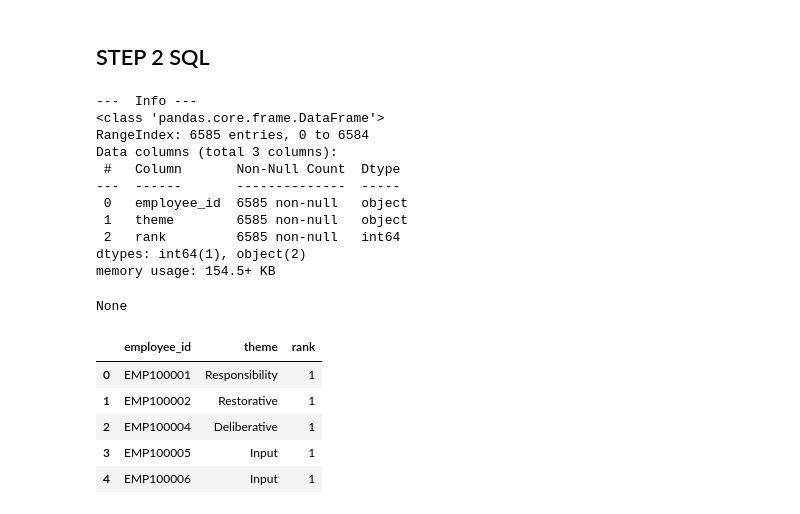
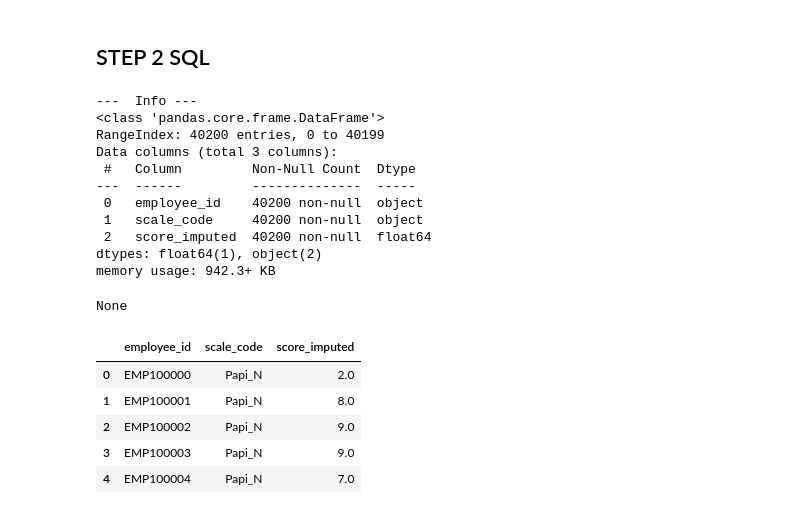
Before and after one commit to fbudimannn/talent-intelligence-system, a Jupyter notebook: 1_analysis/data_exploration.ipynb, the cells around one changed output. Cells and saved outputs as stored; diff of their text form; code cells hidden in the pictures.

```diff
--- a/1_analysis/data_exploration.ipynb
+++ b/1_analysis/data_exploration.ipynb
@@ -3270,49 +3270,80 @@ SELECT
     COUNT(theme) as  top_5_valid_themes_count
 FROM strengths_string_cleaned
 GROUP BY employee_id
-)
+),
 
 -- STEP 1.E.3 (Final CTE): Filter based on the completeness check
---strengths_cleaned ss (
+strengths_cleaned as (
   SELECT
     s.employee_id,
     s.theme,
     s."rank"
   FROM strengths_string_cleaned as s
   INNER JOIN  employee_top5_completeness as c
   ON s.employee_id = c.employee_id
   WHERE  c.top_5_valid_themes_count = 5
+  ),
+
+--- STEP 1.F: Clean and Impute PAPI Scores
+---Objective : Fill in NULL PAPI scores with the median per PAPI scale.
+
+-- STEP/CTE 1.F.1: Calculate PAPI Medians
+-- Objective: Calculate median score PER PAPI scale (similar to competencies).
+papi_medians as (
+  SELECT
+    scale_code,
+    PERCENTILE_CONT(0.5) WITHIN GROUP (ORDER BY score) as median_score
+  FROM papi_scores
+  WHERE score IS NOT NULL
+  GROUP BY scale_code
+  )
+
+-- STEP/CTE 1.F.2: Clean and Impute PAPI Scores
+-- Objective: Create a clean 'papi_scores' table with NULLs filled by their scale's median.
+-- papi_cleaned_imputed as (
+    SELECT
+        ps.employee_id,
+        ps.scale_code,
+        COALESCE(ps.score, pm.median_score) AS score_imputed
+    FROM papi_scores as ps
+    LEFT JOIN papi_medians as pm
+    ON ps.scale_code = pm.scale_code
+
+
+
+
+
 
 
 
 
 
 
 
 
 
 
   """
 
   , engine)
 print("\n---  Info ---")
 display(df_SQL_OUTPUT.info(), df_SQL_OUTPUT.head())
 # %% [output]
 ---  Info ---
 <class 'pandas.core.frame.DataFrame'>
-RangeIndex: 6585 entries, 0 to 6584
+RangeIndex: 40200 entries, 0 to 40199
 Data columns (total 3 columns):
- #   Column       Non-Null Count  Dtype
----  ------       --------------  -----
- 0   employee_id  6585 non-null   object
- 1   theme        6585 non-null   object
- 2   rank         6585 non-null   int64
-dtypes: int64(1), object(2)
-memory usage: 154.5+ KB
+ #   Column         Non-Null Count  Dtype
+---  ------         --------------  -----
+ 0   employee_id    40200 non-null  object
+ 1   scale_code     40200 non-null  object
+ 2   score_imputed  40200 non-null  float64
+dtypes: float64(1), object(2)
+memory usage: 942.3+ KB
 None
-|  | employee_id | theme | rank |
-| 0 | EMP100001 | Responsibility | 1 |
-| 1 | EMP100002 | Restorative | 1 |
-| 2 | EMP100004 | Deliberative | 1 |
-| 3 | EMP100005 | Input | 1 |
-| 4 | EMP100006 | Input | 1 |
+|  | employee_id | scale_code | score_imputed |
+| 0 | EMP100000 | Papi_N | 2.0 |
+| 1 | EMP100001 | Papi_N | 8.0 |
+| 2 | EMP100002 | Papi_N | 9.0 |
+| 3 | EMP100003 | Papi_N | 9.0 |
+| 4 | EMP100004 | Papi_N | 7.0 |
```
Also changed, not shown: parts of 3 cells of this notebook.
